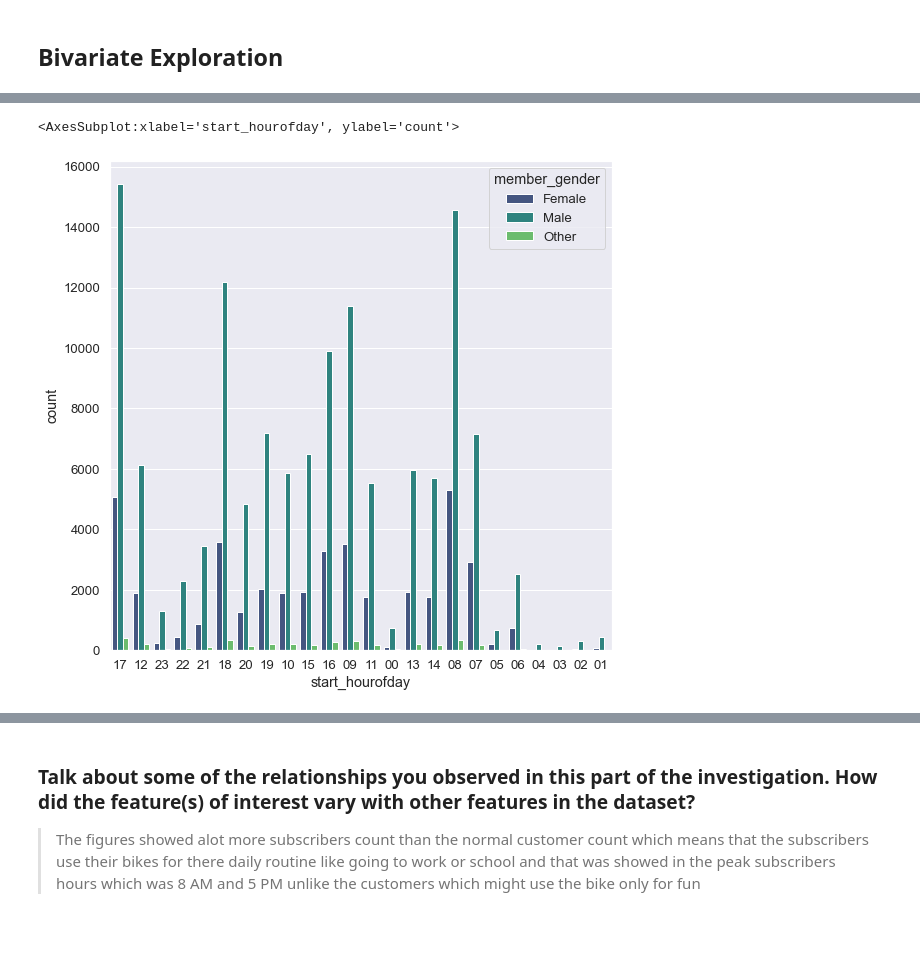
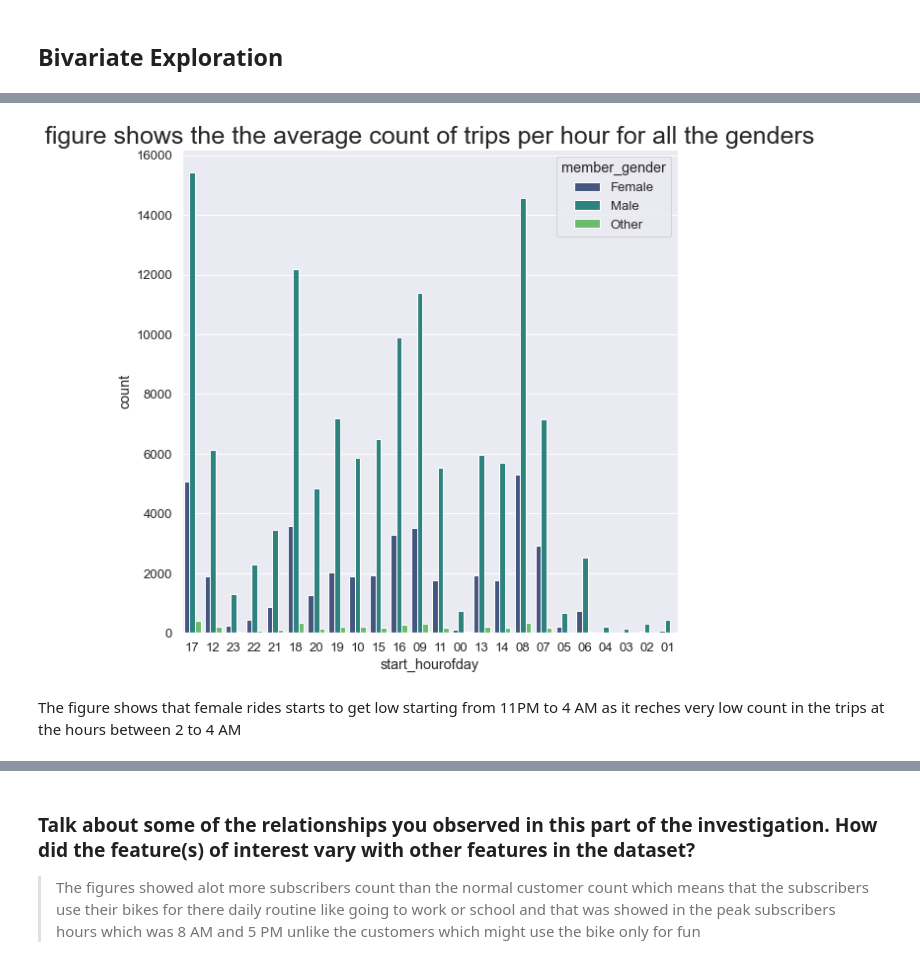
Before and after one commit to Kemad265/FordGobike-Dataset-Investigation, a Jupyter notebook: FordGoBike dataset Analysis.ipynb, the cells around one changed output, grey strips where cells are left out. Saved outputs shown, nothing was run; the diff lists cells and outputs as text; code cells hidden in the pictures; blank space fills up the shorter version.

```diff
--- a/FordGoBike dataset Analysis.ipynb
+++ b/FordGoBike dataset Analysis.ipynb
@@ -260,6 +261,7 @@ sns.countplot(x='member_gender', data=df, hue='user_type', palette='viridis')
 # %%
-sns.countplot(x='start_hourofday', data=df, hue='member_gender', palette='viridis')
+sns.countplot(x='start_hourofday', data=df, hue='member_gender', palette='viridis').set_title("figure shows the the average count of trips per hour for all the genders",size=25);
 # %% [output]
-<AxesSubplot:xlabel='start_hourofday', ylabel='count'>
-[figure, old version]
+[figure, new version]
+# %% [markdown]
+The figure shows that female rides starts to get low starting from 11PM to 4 AM as it reches very low count in the trips at the hours between 2 to 4 AM
 # %%
```
Also changed, not shown: parts of 25 cells of this notebook, 4 other files.
